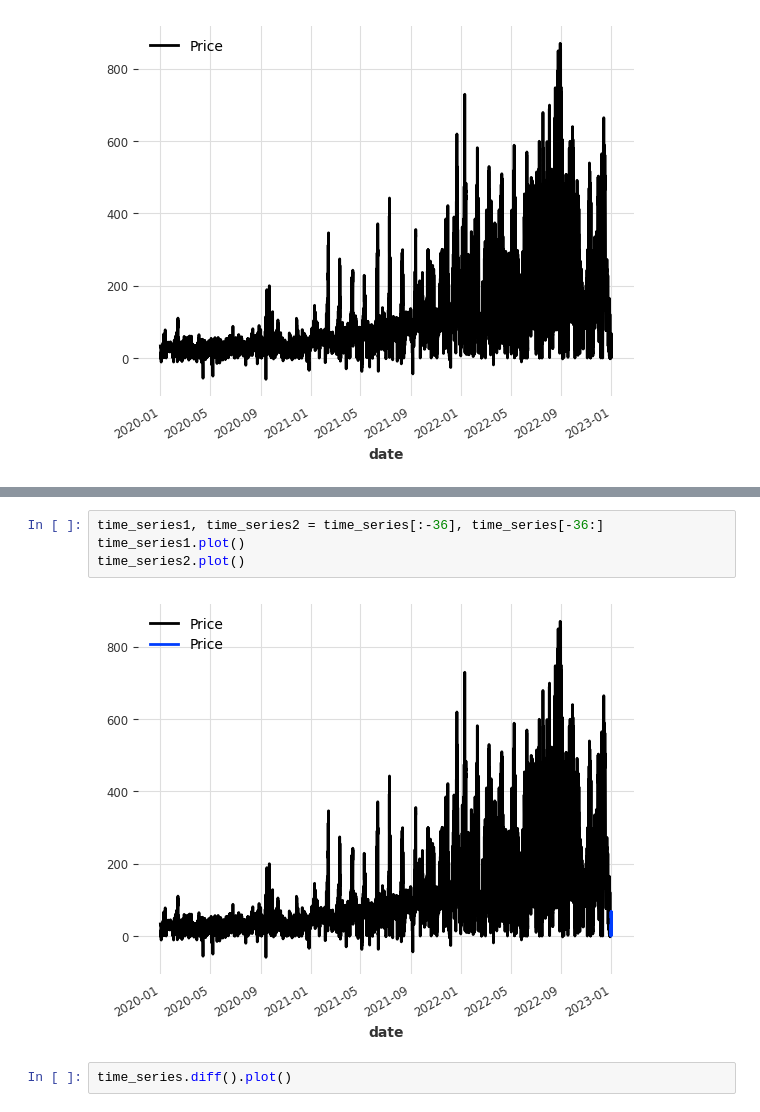
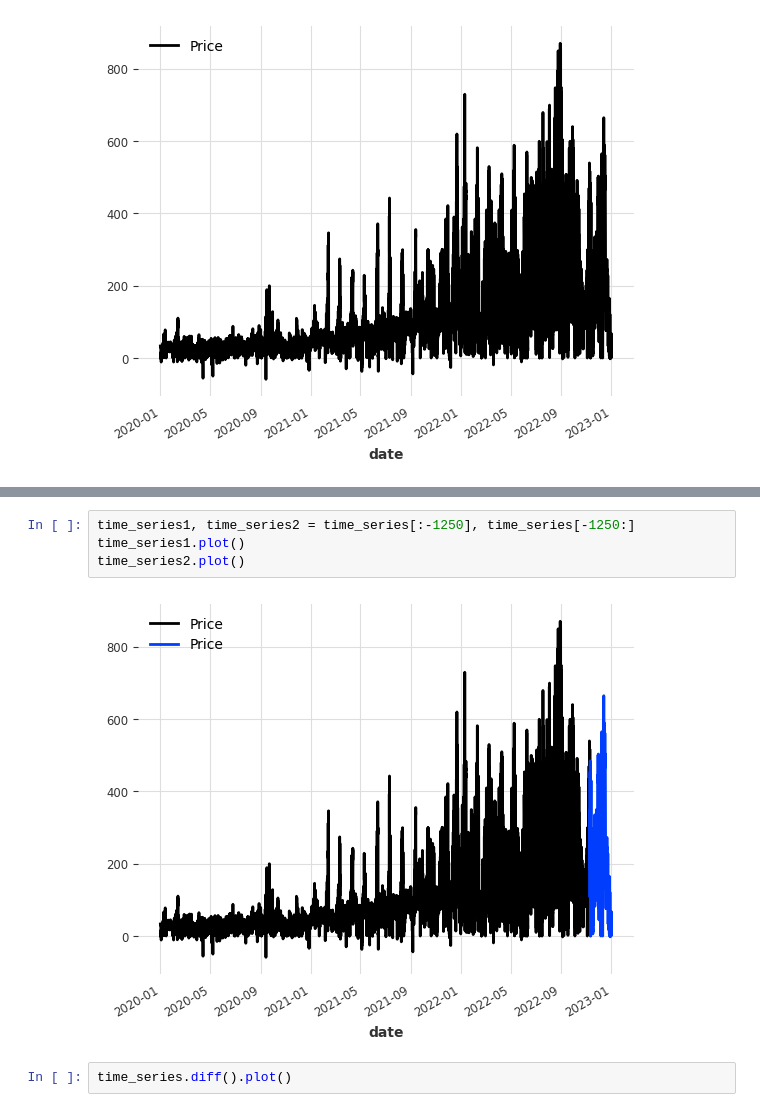
Before and after one commit to Brlsadiksha/M6_sem_project, a Jupyter notebook: Semester_project_2_DartsTS.ipynb, the cells around one changed output, grey strips where cells are left out. Saved outputs shown, nothing was run; the diff lists cells and outputs as text.

```diff
--- a/Semester_project_2_DartsTS.ipynb
+++ b/Semester_project_2_DartsTS.ipynb
@@ -124,9 +133,9 @@ time_series.plot()
 # %%
-time_series1, time_series2 = time_series[:-36], time_series[-36:]
+time_series1, time_series2 = time_series[:-1250], time_series[-1250:]
 time_series1.plot()
 time_series2.plot()
 # %% [output]
-[figure, old version]
+[figure, new version]
 # %%
 time_series.diff().plot()
 # %% [output]
```
Also changed, not shown: parts of 17 cells of this notebook.
